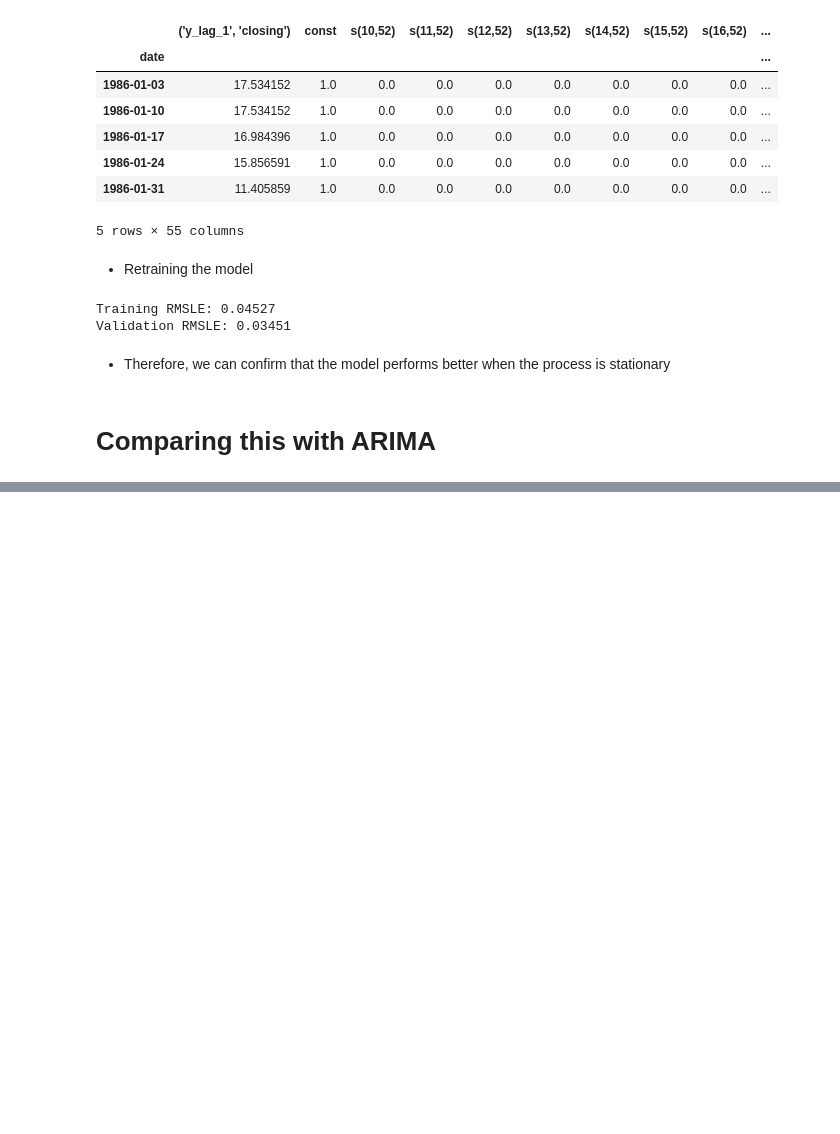
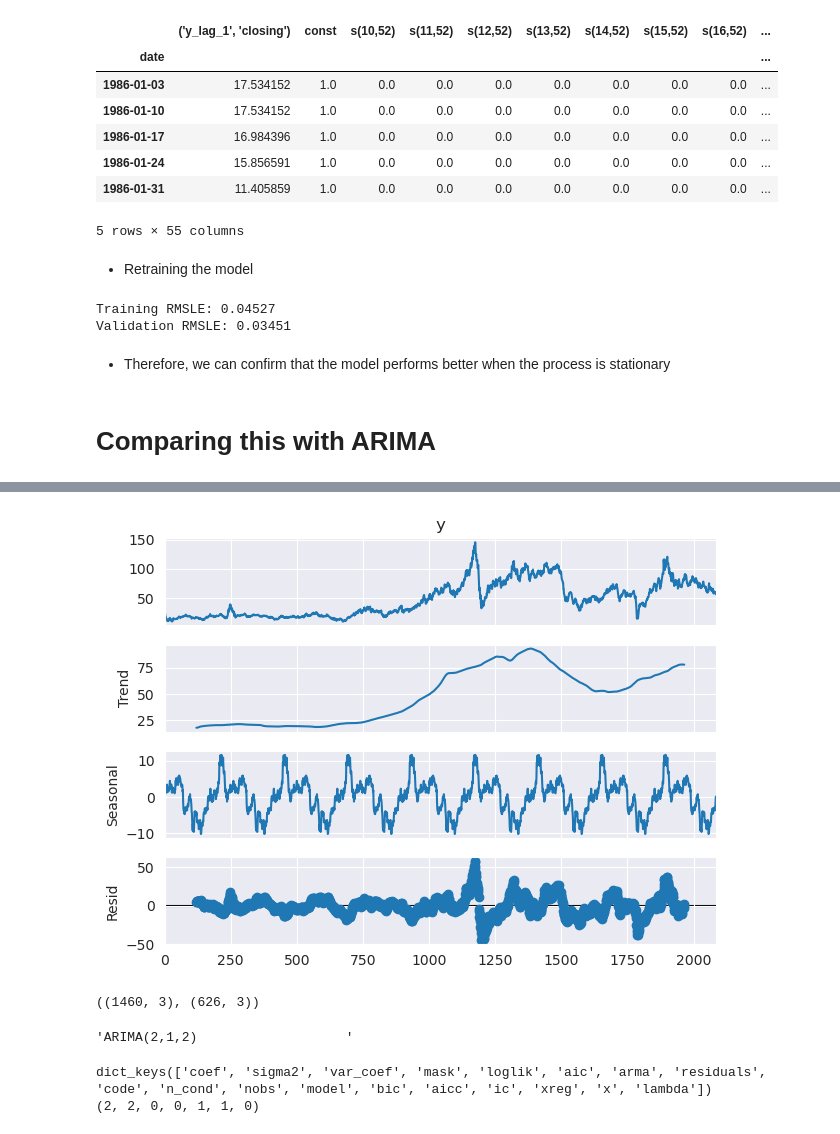
Before and after one commit to Rishabh-HSLU/HSLU_Time_Series_Analysis, a Jupyter notebook: submission/week11.ipynb, the cells around one changed output, grey strips where cells are left out. Cells and saved outputs as stored; diff of their text form; code cells hidden in the pictures; blank space fills up the shorter version.

```diff
--- a/submission/week11.ipynb
+++ b/submission/week11.ipynb
@@ -253,3 +262,8 @@ Validation RMSLE: 0.03451
 - Therefore, we can confirm that the model performs better when the process is stationary
 # %% [markdown]
 # Comparing this with ARIMA
+# %%
+df = df.reset_index()
+df["unique_id"]="1"
+df.columns=["ds", "y", "unique_id"]
+df.head()
@@ -255,0 +277,14 @@ Validation RMSLE: 0.03451
+# %%
+from statsmodels.tsa.seasonal import seasonal_decompose
+a = seasonal_decompose(df["y"], model = "add", period=4*12*5)
+a.plot();
+# %% [output]
+[figure, added]
+# %%
+from sklearn.model_selection import train_test_split
+
+
+X_train, X_valid, Y_train_df, Y_test_df = train_test_split(X, df, test_size=0.3, shuffle=False)
+Y_train_df.shape, Y_test_df.shape
+# %% [output]
+((1460, 3), (626, 3))
@@ -255,0 +298,13 @@ Validation RMSLE: 0.03451
+# %%
+sf = StatsForecast(models=models, freq='W')
+sf.fit(df=Y_train_df)
+arima_string(sf.fitted_[0,0].model_)
+# %% [output]
+'ARIMA(2,1,2)                   '
+# %%
+result=sf.fitted_[0,0].model_
+print(result.keys())
+print(result['arma'])
+# %% [output]
+dict_keys(['coef', 'sigma2', 'var_coef', 'mask', 'loglik', 'aic', 'arma', 'residuals', 'code', 'n_cond', 'nobs', 'model', 'bic', 'aicc', 'ic', 'xreg', 'x', 'lambda'])
+(2, 2, 0, 0, 1, 1, 0)
```
Also changed, not shown: parts of 9 cells of this notebook.
